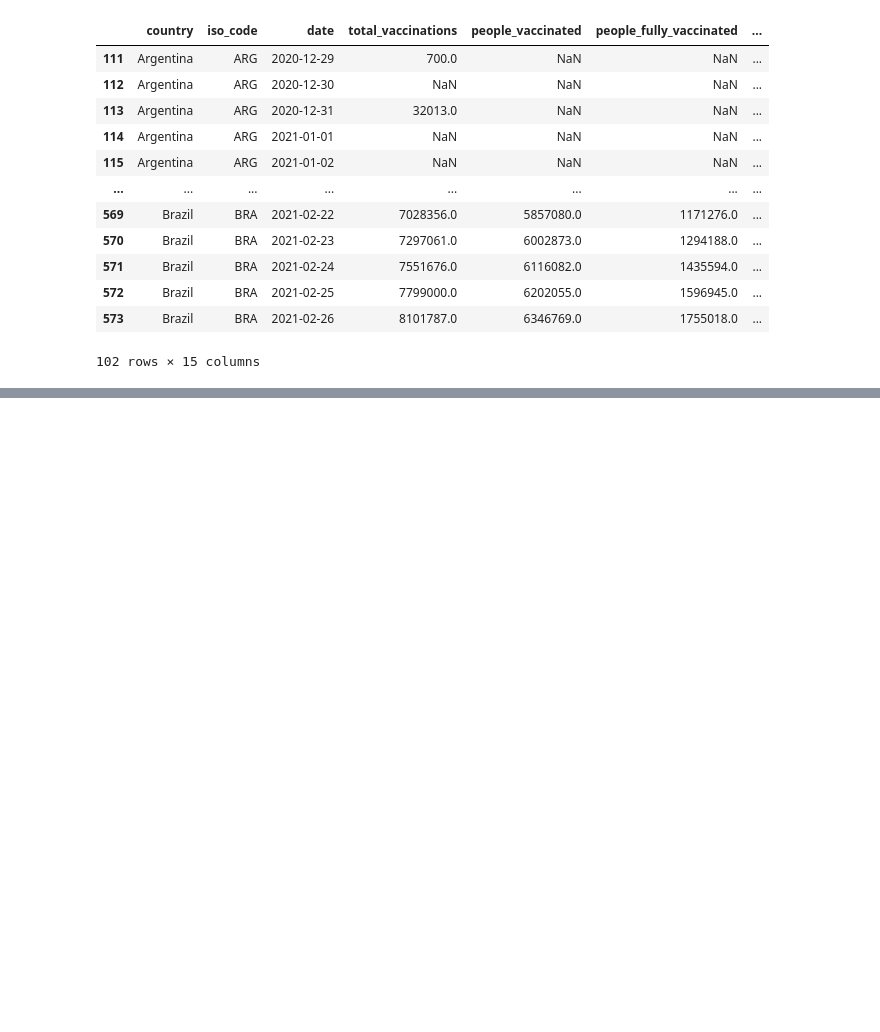
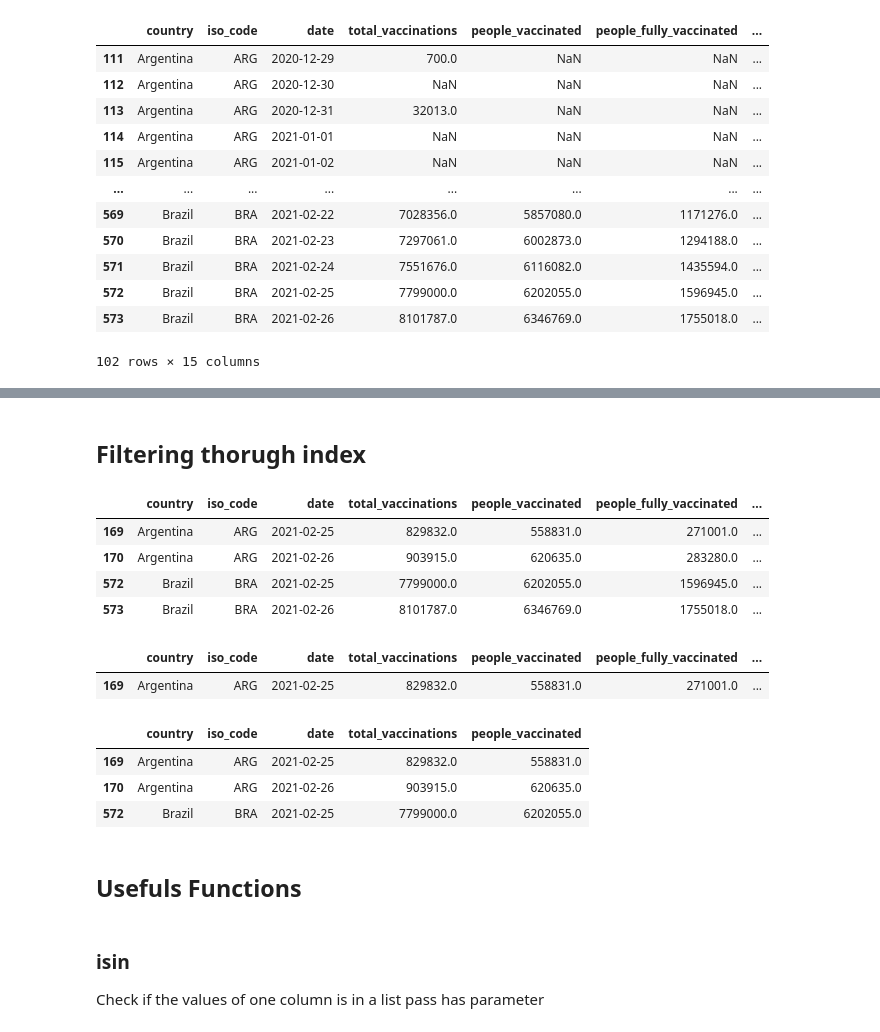
Before and after one commit to namelew/I.A, a Jupyter notebook: M.L/Tools/Pandas/Basic Commands.ipynb, the cells around one changed output, grey strips where cells are left out. Saved outputs shown, nothing was run; the diff lists cells and outputs as text; code cells hidden in the pictures; blank space fills up the shorter version.

```diff
--- a/M.L/Tools/Pandas/Basic Commands.ipynb
+++ b/M.L/Tools/Pandas/Basic Commands.ipynb
@@ -171,9 +171,9 @@ imunization_in_brazil[["country", "total_vaccinations", "date", "source_name"]]
 | 573 | Brazil | 8101787.0 | 2021-02-26 | Regional governments via Coronavi... |
 # %%
 # selection lines wher the data are between 2021-02-25 - 2021-02-26
-thurday = "2021-02-25"
+thursday = "2021-02-25"
 friday = "2021-02-26"
-imunization_in_brazil[(imunization_in_brazil["date"] == thurday)|( imunization_in_brazil["date"] == friday)]
+imunization_in_brazil[(imunization_in_brazil["date"] == thursday)|( imunization_in_brazil["date"] == friday)]
 # %% [output]
 |  | country | iso_code | date | total_vaccinations | people_vaccinated | people_fully_vaccinated | ... |
 | 572 | Brazil | BRA | 2021-02-25 | 7799000.0 | 6202055.0 | 1596945.0 | ... |
@@ -200,0 +230,32 @@ imunization_br_arg
+# %% [markdown]
+## Filtering thorugh index
+# %%
+thu_friday_br_arg = imunization_br_arg.loc[
+    (imunization_br_arg["date"] == friday) |
+    (imunization_br_arg["date"] == thursday)
+]
+
+thu_friday_br_arg
+# %% [output]
+|  | country | iso_code | date | total_vaccinations | people_vaccinated | people_fully_vaccinated | ... |
+| 169 | Argentina | ARG | 2021-02-25 | 829832.0 | 558831.0 | 271001.0 | ... |
+| 170 | Argentina | ARG | 2021-02-26 | 903915.0 | 620635.0 | 283280.0 | ... |
+| 572 | Brazil | BRA | 2021-02-25 | 7799000.0 | 6202055.0 | 1596945.0 | ... |
+| 573 | Brazil | BRA | 2021-02-26 | 8101787.0 | 6346769.0 | 1755018.0 | ... |
+# %%
+thu_friday_br_arg.iloc[:1, :]
+# %% [output]
+|  | country | iso_code | date | total_vaccinations | people_vaccinated | people_fully_vaccinated | ... |
+| 169 | Argentina | ARG | 2021-02-25 | 829832.0 | 558831.0 | 271001.0 | ... |
+# %%
+thu_friday_br_arg.iloc[:3, 0:5]
+# %% [output]
+|  | country | iso_code | date | total_vaccinations | people_vaccinated |
+| 169 | Argentina | ARG | 2021-02-25 | 829832.0 | 558831.0 |
+| 170 | Argentina | ARG | 2021-02-26 | 903915.0 | 620635.0 |
+| 572 | Brazil | BRA | 2021-02-25 | 7799000.0 | 6202055.0 |
+# %% [markdown]
+## Usefuls Functions
+# %% [markdown]
+### isin
+Check if the values of one column is in a list pass has parameter
```
Also changed, not shown: parts of 20 cells of this notebook.
